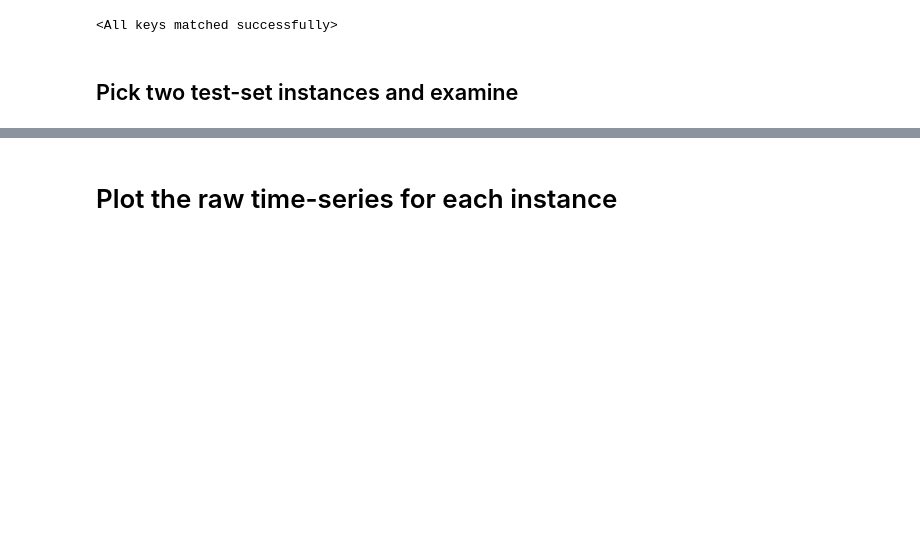
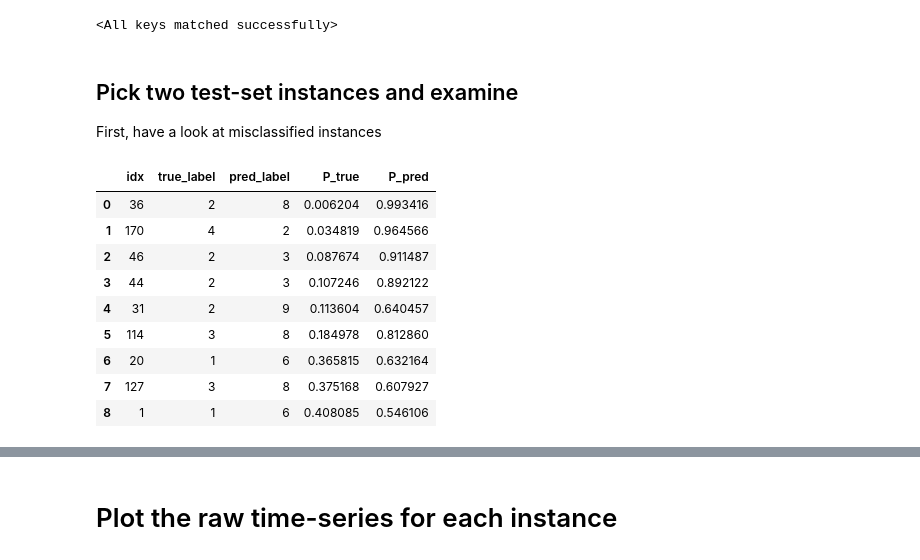
Before and after one commit to mathiisk/TSTpatching, a Jupyter notebook: TSTpatching.ipynb, the cells around one changed output, grey strips where cells are left out. Drawn from its saved outputs; the diff is of its cells as text; code cells hidden in the pictures; blank space fills up the shorter version.

```diff
--- a/TSTpatching.ipynb
+++ b/TSTpatching.ipynb
@@ -62,4 +66,39 @@ model.load_state_dict(torch.load("TST_japanesevowels.pth", map_location=device,
 <All keys matched successfully>
 # %% [markdown]
 ## Pick two test-set instances and examine
+
+First, have a look at misclassified instances
+# %%
+model.eval()
+misclassified = []
+with torch.no_grad():
+    for idx in range(len(X_test)):
+        x = X_test[idx:idx+1].to(device)
+        logits = model(x)
+        probs  = torch.softmax(logits, dim=1)
+        pred   = probs.argmax(dim=1).item()
+        true   = y_test[idx].item()
+        if pred != true:
+            misclassified.append({
+                "idx": idx,
+                "true_label": true,
+                "pred_label": pred,
+                "P_true": probs[0, true].item(),
+                "P_pred": probs[0, pred].item()
+            })
+
+df_mis = pd.DataFrame(misclassified).sort_values(by="P_true", ascending=True)
+df_mis.reset_index(drop=True, inplace=True)
+df_mis
+# %% [output]
+|  | idx | true_label | pred_label | P_true | P_pred |
+| 0 | 36 | 2 | 8 | 0.006204 | 0.993416 |
+| 1 | 170 | 4 | 2 | 0.034819 | 0.964566 |
+| 2 | 46 | 2 | 3 | 0.087674 | 0.911487 |
+| 3 | 44 | 2 | 3 | 0.107246 | 0.892122 |
+| 4 | 31 | 2 | 9 | 0.113604 | 0.640457 |
+| 5 | 114 | 3 | 8 | 0.184978 | 0.812860 |
+| 6 | 20 | 1 | 6 | 0.365815 | 0.632164 |
+| 7 | 127 | 3 | 8 | 0.375168 | 0.607927 |
+| 8 | 1 | 1 | 6 | 0.408085 | 0.546106 |
 # %%
```
Also changed, not shown: parts of 6 cells of this notebook, 1 other file.
